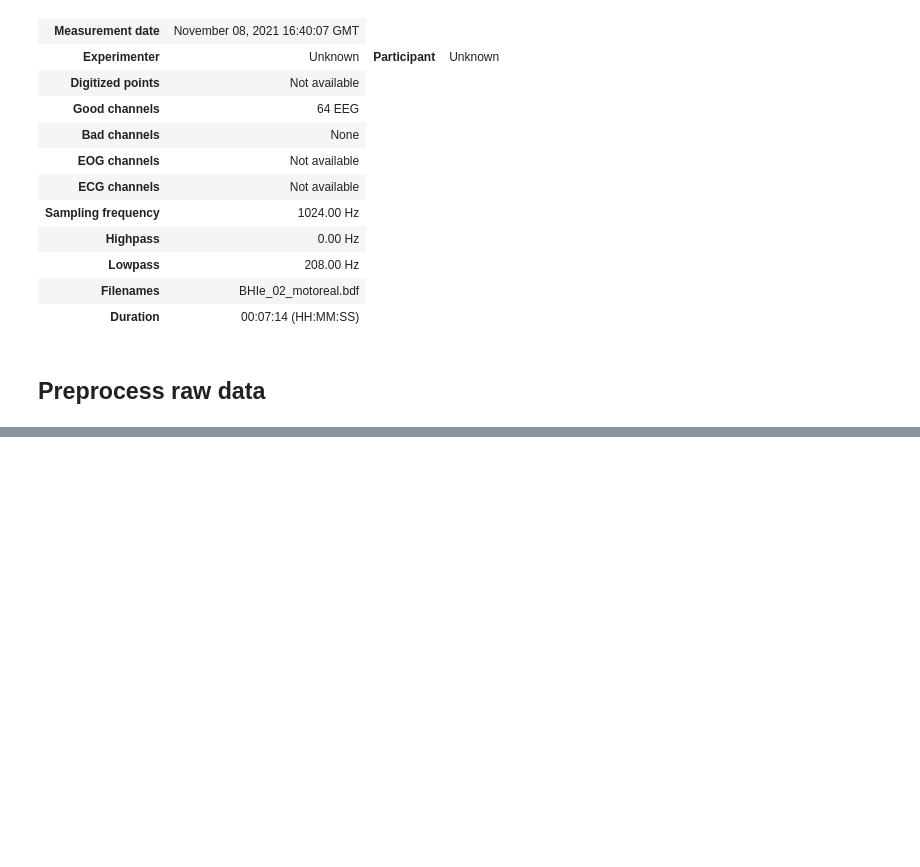
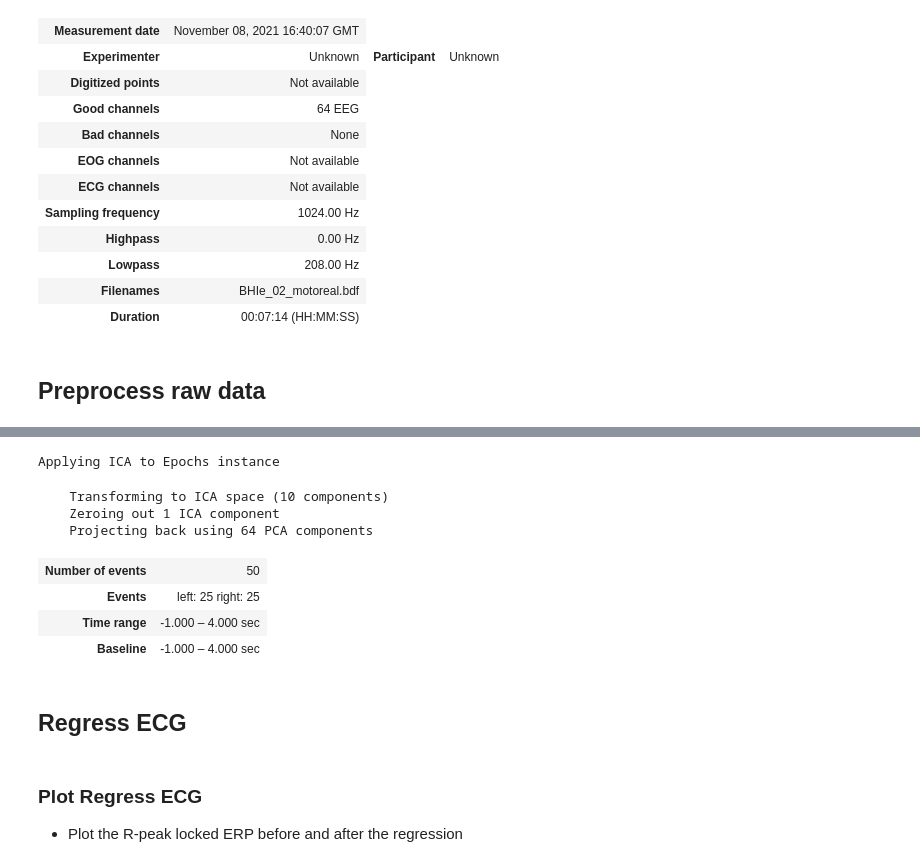
Before and after one commit to Giuseppe-1993/HBI-motor_imagery, a Jupyter notebook: src/preprocessing/preprocessing_routine.ipynb, the cells around one changed output, grey strips where cells are left out. Cells and saved outputs as stored; diff of their text form; code cells hidden in the pictures; blank space fills up the shorter version.

Commit message:
Add artefact ccorrection and regress ECG

```diff
--- a/src/preprocessing/preprocessing_routine.ipynb
+++ b/src/preprocessing/preprocessing_routine.ipynb
@@ -159,0 +226,20 @@ Ready.
+# %%
+# Make a copy in case we want to compare the data before and after
+corrected_epochs = epochs.copy()
+
+# Exclude selected components
+components_to_exclude = [3] # eye blink
+ica.exclude = components_to_exclude
+# Apply the exclusion to the new copy of epochs
+ica.apply(corrected_epochs)
+# %% [output]
+Applying ICA to Epochs instance
+    Transforming to ICA space (10 components)
+    Zeroing out 1 ICA component
+    Projecting back using 64 PCA components
+| Number of events | 50 |
+| Events | left: 25 right: 25 |
+| Time range | -1.000 – 4.000 sec |
+| Baseline | -1.000 – 4.000 sec |
+# %% [markdown]
+## Regress ECG
@@ -159,0 +252,4 @@ Ready.
+# %% [markdown]
+### Plot Regress ECG
+
+- Plot the R-peak locked ERP before and after the regression
```
Also changed, not shown: parts of 11 cells of this notebook, 1 other file.
